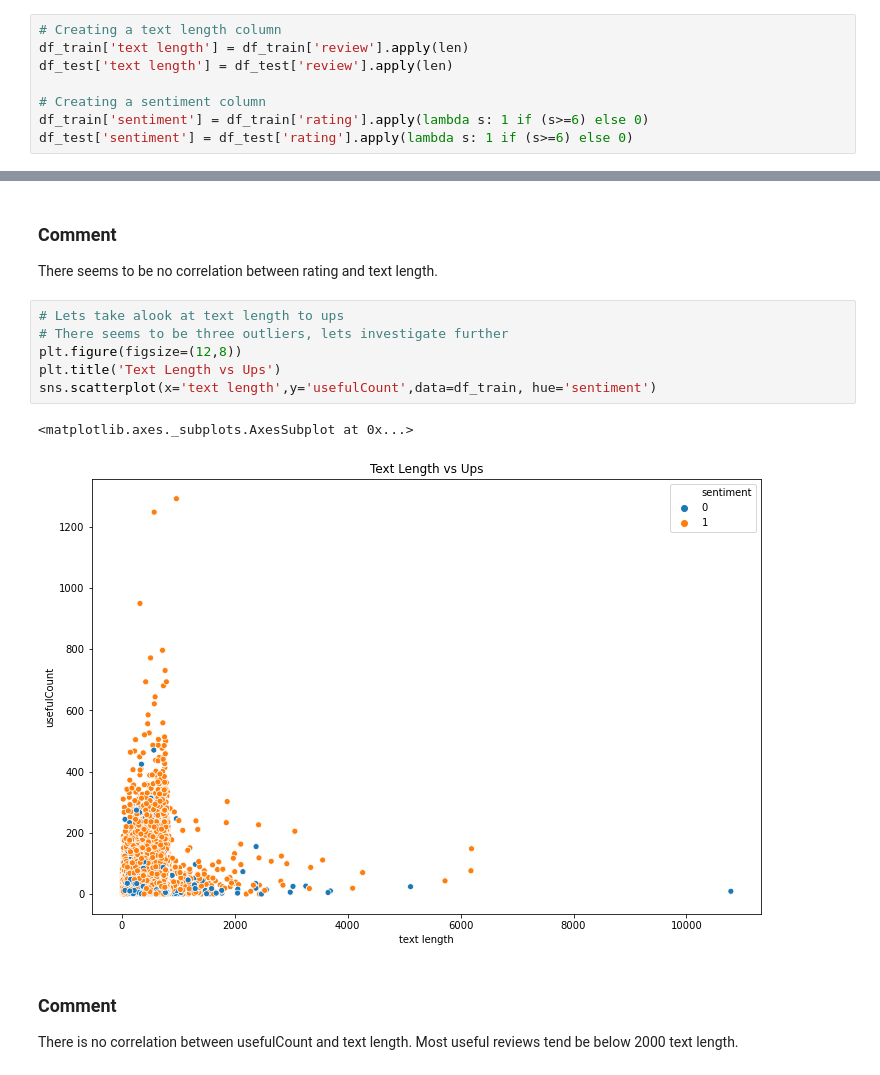
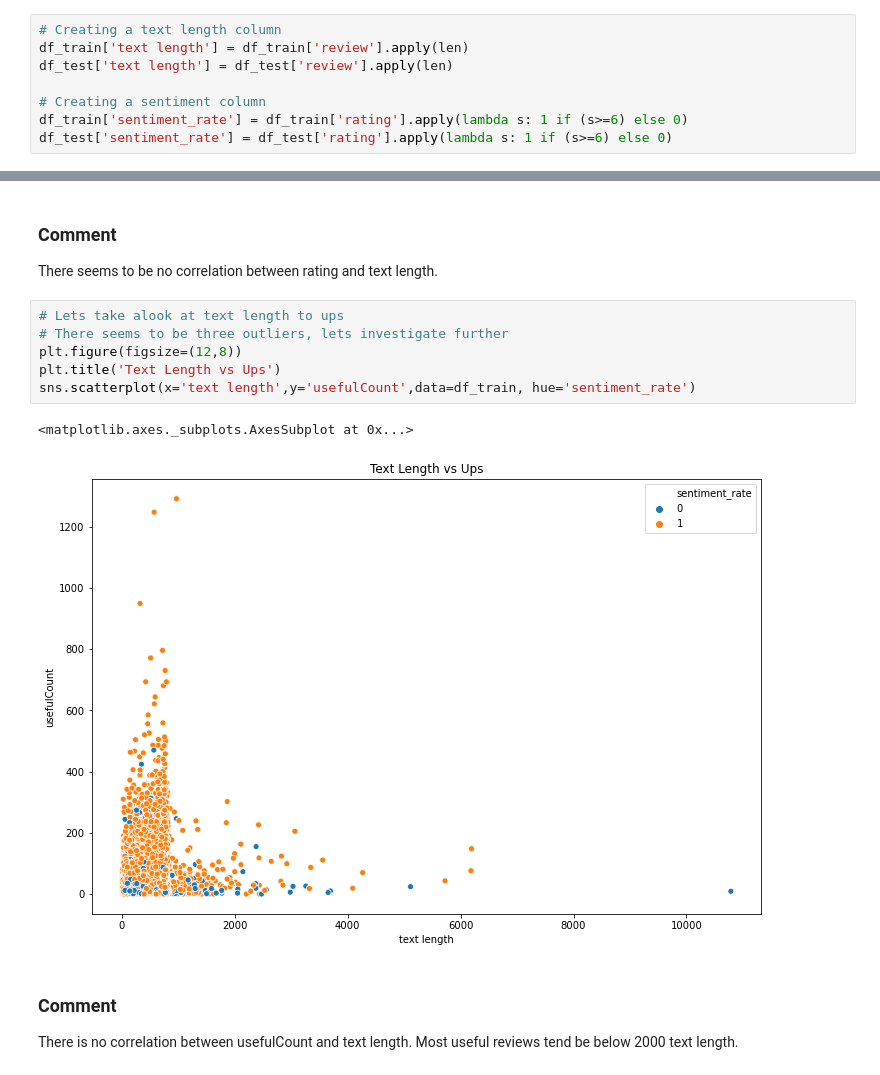
Before and after one commit to Tiezheng/Capstone-Project, a Jupyter notebook: notebooks/Part_1_Capstone.ipynb, the cells around one changed output, grey strips where cells are left out. Saved outputs shown, nothing was run; the diff lists cells and outputs as text.

```diff
--- a/notebooks/Part_1_Capstone.ipynb
+++ b/notebooks/Part_1_Capstone.ipynb
@@ -77,8 +77,8 @@ df_train['text length'] = df_train['review'].apply(len)
 df_test['text length'] = df_test['review'].apply(len)
 
 # Creating a sentiment column
-df_train['sentiment'] = df_train['rating'].apply(lambda s: 1 if (s>=6) else 0)
-df_test['sentiment'] = df_test['rating'].apply(lambda s: 1 if (s>=6) else 0)
+df_train['sentiment_rate'] = df_train['rating'].apply(lambda s: 1 if (s>=6) else 0)
+df_test['sentiment_rate'] = df_test['rating'].apply(lambda s: 1 if (s>=6) else 0)
 # %%
 df_train.rename(columns={'Unnamed: 0': 'uniqueid'}, inplace=True)
 df_test.rename(columns={'Unnamed: 0': 'uniqueid'}, inplace=True)
@@ -668,12 +620,12 @@ There seems to be no correlation between rating and text length.
 # %%
 # Lets take alook at text length to ups
 # There seems to be three outliers, lets investigate further
 plt.figure(figsize=(12,8))
 plt.title('Text Length vs Ups')
-sns.scatterplot(x='text length',y='usefulCount',data=df_train, hue='sentiment')
+sns.scatterplot(x='text length',y='usefulCount',data=df_train, hue='sentiment_rate')
 # %% [output]
 <matplotlib.axes._subplots.AxesSubplot at 0x...>
-[figure, old version]
+[figure, new version]
 # %% [markdown]
 ### Comment
 There is no correlation between usefulCount and text length. Most useful reviews tend be below 2000 text length.
```
Also changed, not shown: parts of 23 cells of this notebook, 7 other files.
